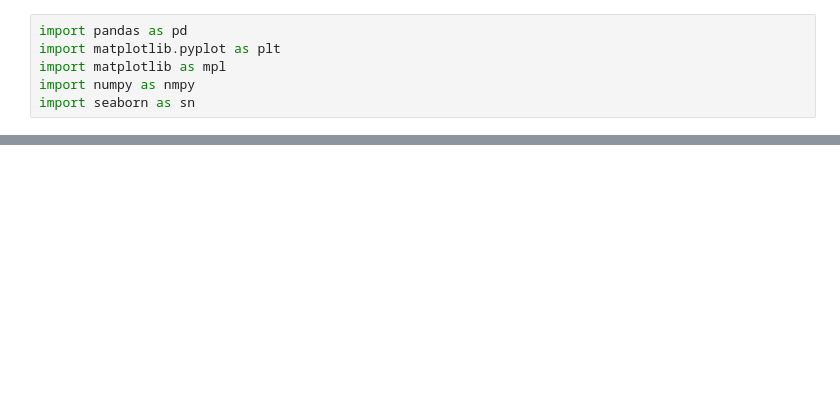
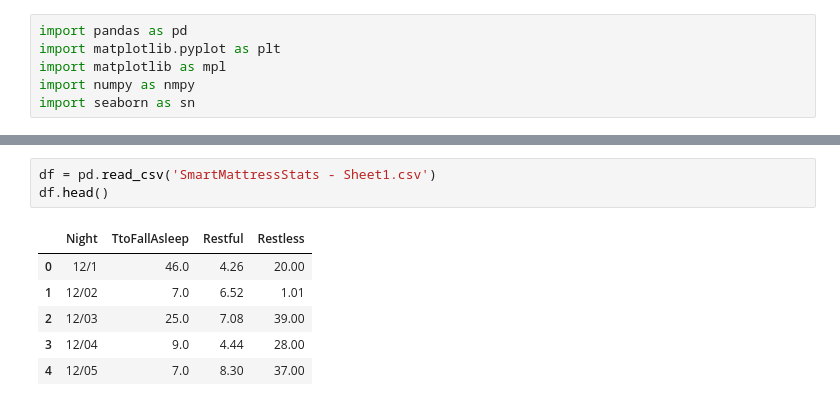
Before and after one commit to ACollins00/SmartMattressMoonPhases, a Jupyter notebook: Untitled-1.ipynb, the cells around one changed output, grey strips where cells are left out. Drawn from its saved outputs; the diff is of its cells as text; blank space fills up the shorter version.

```diff
--- a/Untitled-1.ipynb
+++ b/Untitled-1.ipynb
@@ -149,0 +150,10 @@ plt.show()
+# %%
+df = pd.read_csv('SmartMattressStats - Sheet1.csv')
+df.head()
+# %% [output]
+|  | Night | TtoFallAsleep | Restful | Restless |
+| 0 | 12/1 | 46.0 | 4.26 | 20.00 |
+| 1 | 12/02 | 7.0 | 6.52 | 1.01 |
+| 2 | 12/03 | 25.0 | 7.08 | 39.00 |
+| 3 | 12/04 | 9.0 | 4.44 | 28.00 |
+| 4 | 12/05 | 7.0 | 8.30 | 37.00 |
```
Also changed, not shown: parts of 8 cells of this notebook, 1 other file.
